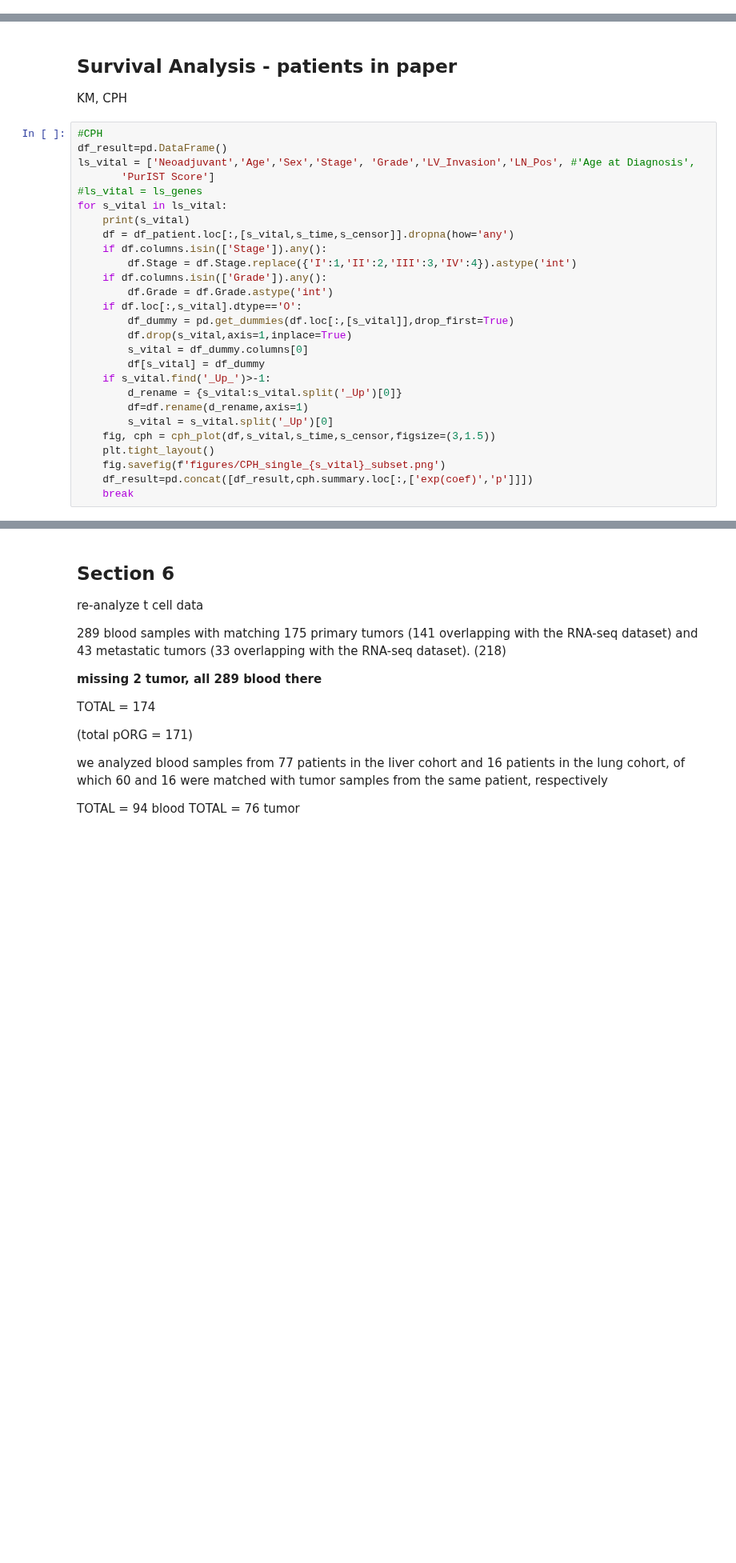
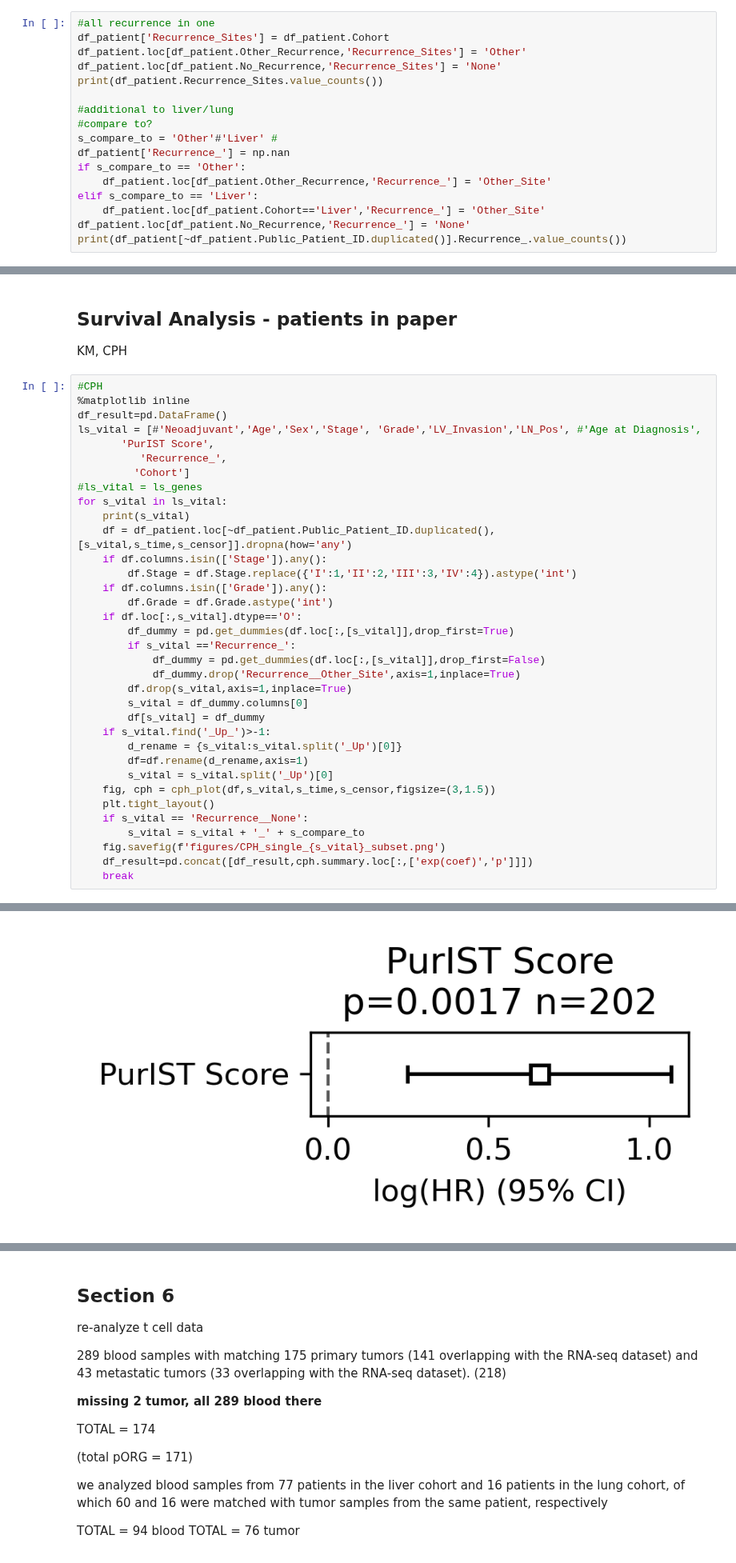
Before and after one commit to engjen/Liver_Lung_PDAC, a Jupyter notebook: 20221025_PDAC_pipeline_Link.ipynb, the cells around one changed output, grey strips where cells are left out. Shown at 80% size. Cells and saved outputs as stored; diff of their text form; blank space fills up the shorter version.

```diff
--- a/20221025_PDAC_pipeline_Link.ipynb
+++ b/20221025_PDAC_pipeline_Link.ipynb
@@ -764,0 +997,17 @@ df_patient = df_patient.drop(ls_drop_surgery)
+# %%
+#all recurrence in one
+df_patient['Recurrence_Sites'] = df_patient.Cohort
+df_patient.loc[df_patient.Other_Recurrence,'Recurrence_Sites'] = 'Other'
+df_patient.loc[df_patient.No_Recurrence,'Recurrence_Sites'] = 'None'
+print(df_patient.Recurrence_Sites.value_counts())
+
+#additional to liver/lung
+#compare to?
+s_compare_to = 'Other'#'Liver' #
+df_patient['Recurrence_'] = np.nan
+if s_compare_to == 'Other':
+    df_patient.loc[df_patient.Other_Recurrence,'Recurrence_'] = 'Other_Site'
+elif s_compare_to == 'Liver':
+    df_patient.loc[df_patient.Cohort=='Liver','Recurrence_'] = 'Other_Site'
+df_patient.loc[df_patient.No_Recurrence,'Recurrence_'] = 'None'
+print(df_patient[~df_patient.Public_Patient_ID.duplicated()].Recurrence_.value_counts())
@@ -768,19 +1026,25 @@ df_patient = df_patient.drop(ls_drop_surgery)
 KM, CPH
 # %%
 #CPH
+%matplotlib inline
 df_result=pd.DataFrame()
-ls_vital = ['Neoadjuvant','Age','Sex','Stage', 'Grade','LV_Invasion','LN_Pos', #'Age at Diagnosis',
-       'PurIST Score']
+ls_vital = [#'Neoadjuvant','Age','Sex','Stage', 'Grade','LV_Invasion','LN_Pos', #'Age at Diagnosis',
+       'PurIST Score',
+          'Recurrence_',
+         'Cohort']
 #ls_vital = ls_genes
 for s_vital in ls_vital:
     print(s_vital)
-    df = df_patient.loc[:,[s_vital,s_time,s_censor]].dropna(how='any')
+    df = df_patient.loc[~df_patient.Public_Patient_ID.duplicated(),[s_vital,s_time,s_censor]].dropna(how='any')
     if df.columns.isin(['Stage']).any():
         df.Stage = df.Stage.replace({'I':1,'II':2,'III':3,'IV':4}).astype('int')
     if df.columns.isin(['Grade']).any():
         df.Grade = df.Grade.astype('int')
     if df.loc[:,s_vital].dtype=='O':
         df_dummy = pd.get_dummies(df.loc[:,[s_vital]],drop_first=True)
+        if s_vital =='Recurrence_':
+            df_dummy = pd.get_dummies(df.loc[:,[s_vital]],drop_first=False)
+            df_dummy.drop('Recurrence__Other_Site',axis=1,inplace=True)
         df.drop(s_vital,axis=1,inplace=True)
         s_vital = df_dummy.columns[0]
         df[s_vital] = df_dummy
@@ -790,6 +1054,9 @@ for s_vital in ls_vital:
         s_vital = s_vital.split('_Up')[0]
     fig, cph = cph_plot(df,s_vital,s_time,s_censor,figsize=(3,1.5))
     plt.tight_layout()
+    if s_vital == 'Recurrence__None':
+        s_vital = s_vital + '_' + s_compare_to
     fig.savefig(f'figures/CPH_single_{s_vital}_subset.png')
     df_result=pd.concat([df_result,cph.summary.loc[:,['exp(coef)','p']]])
     break
+# %% [output]
@@ -795,0 +1064 @@ for s_vital in ls_vital:
+[figure, added]
```
Also changed, not shown: parts of 105 cells of this notebook.
